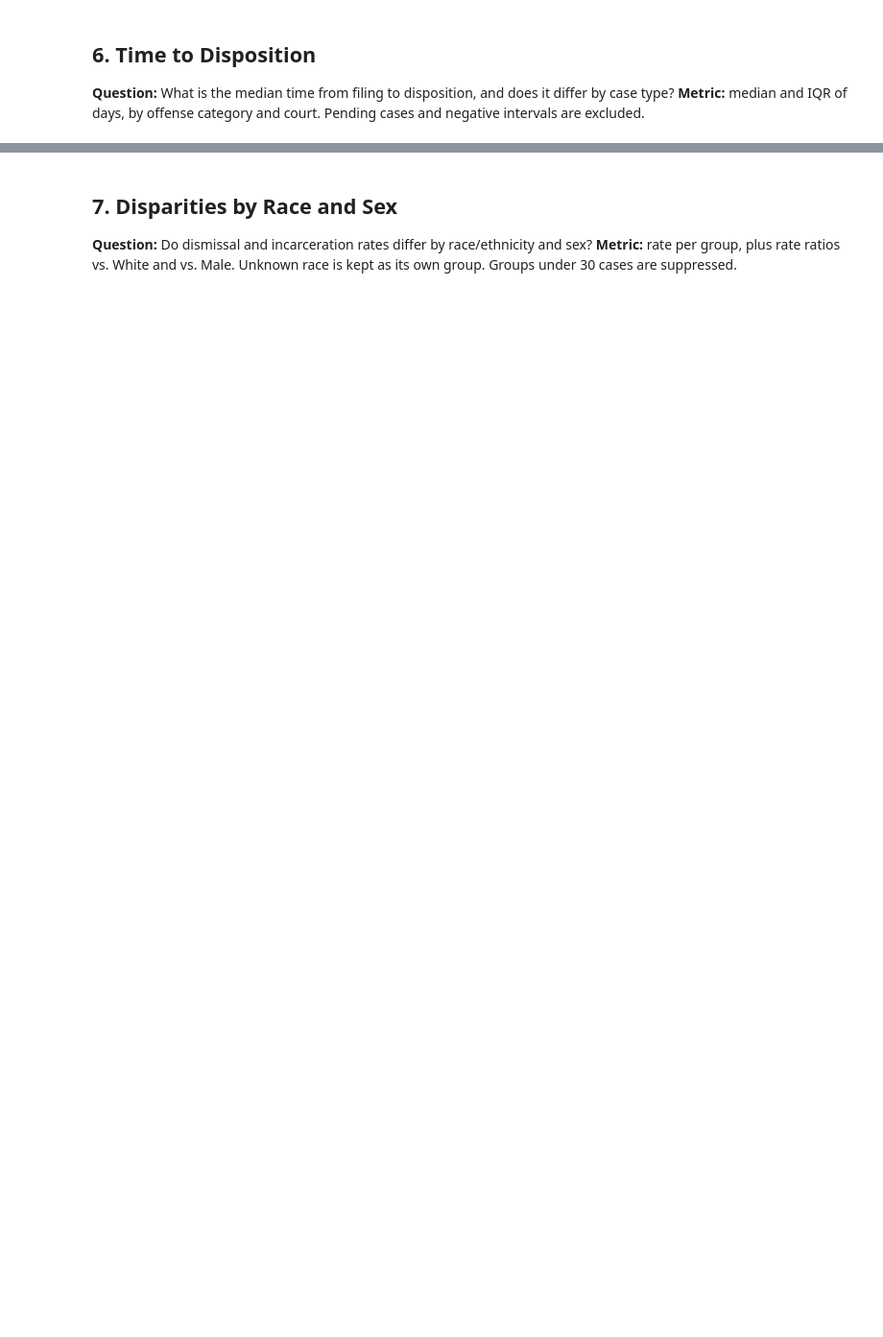
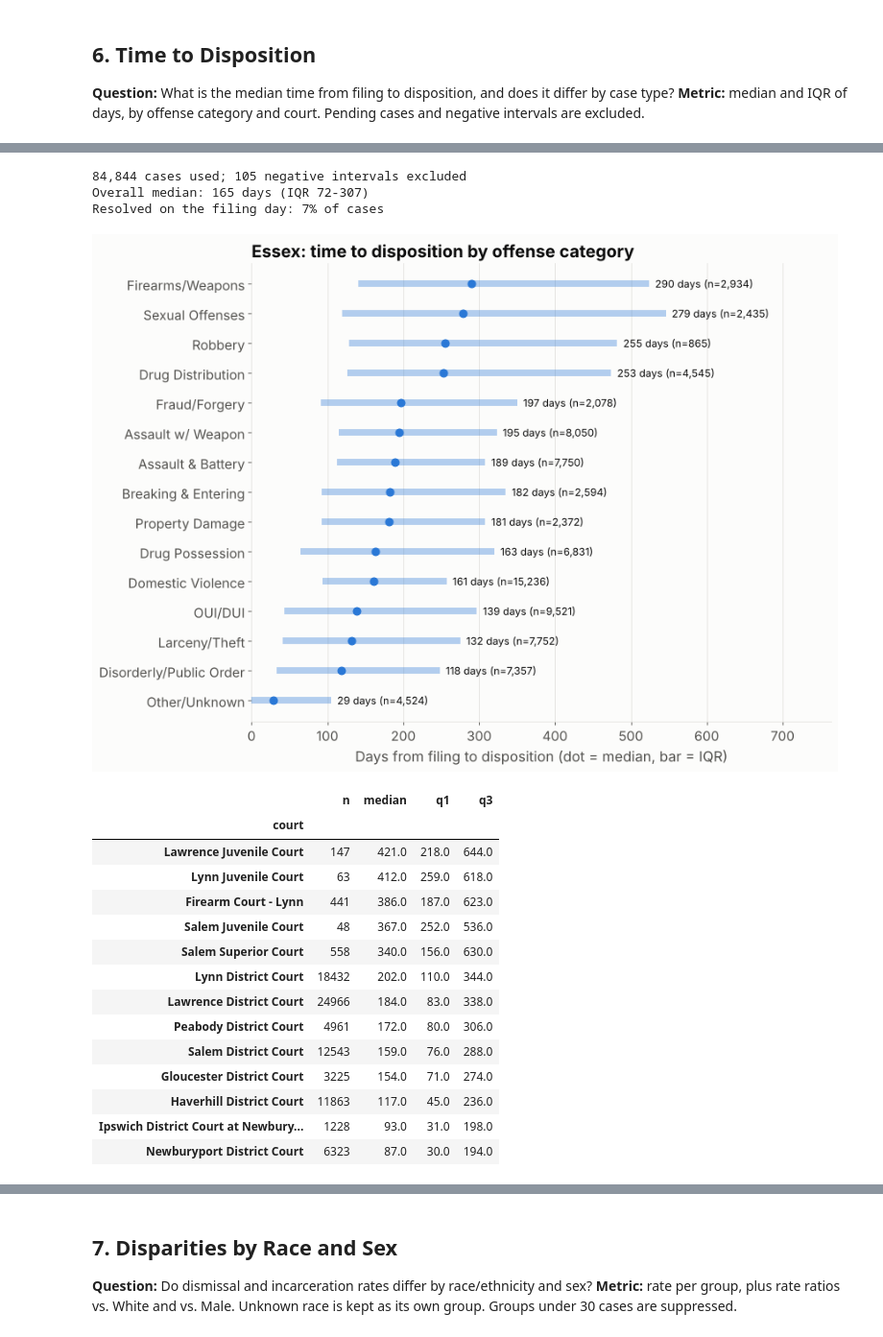
Before and after one commit to BU-Spark/ds-prosecutor-explorer, a Jupyter notebook: fa26/essex_hampden_eda/essex_analysis.ipynb, the cells around one changed output, grey strips where cells are left out. Shown at 96% size. Drawn from its saved outputs; the diff is of its cells as text; code cells hidden in the pictures; blank space fills up the shorter version.

```diff
--- a/fa26/essex_hampden_eda/essex_analysis.ipynb
+++ b/fa26/essex_hampden_eda/essex_analysis.ipynb
@@ -392,0 +397,28 @@ Disposed cases 2017-2024: 84,949 (0 pending excluded)
+# %%
+LOOKBACK_YEARS = 3
+PERSON_ID_LINKS_CASES = True   # Id Prsn Mstr is a person ID shared across cases
+
+# Prior record: cases for the same person filed in the 3 years before (county_charts.prior_record_3yr).
+# Uses all filed cases (any year) so cases early in the window still see prior history.
+if PERSON_ID_LINKS_CASES:
+    hist = filed.groupby("case_key").agg(person=("defendant_id", "first"), filing_date=("filing_date", "min"))
+    prior = cc.prior_record_3yr(hist, LOOKBACK_YEARS)
+else:
+    prior = pd.Series(dtype=str)
+
+std = pd.DataFrame({
+    "case_key": cases["case_key"],
+    "year": cases["filing_year"].astype(int),
+    "outcome": cases["outcome"],
+    "offense": cases["offense_category"],
+    "court": cases["court"],
+    "race": cases["race"],
+    "sex": cases["sex"],
+    "days": (cases["disposition_date"] - cases["filing_date"]).dt.days,
+    "prior_record": cases["case_key"].map(prior).fillna("Unknown"),
+})
+std.loc[std["days"] < 0, "days"] = np.nan          # negative intervals excluded
+vol_series = filed_cases.groupby(filed_cases["filing_year"].astype(int)).size()
+
+print(f"std: {len(std):,} disposed cases | days known: {std['days'].notna().mean():.0%} "
+      f"| prior record known: {(std['prior_record'] != 'Unknown').mean():.0%}")
@@ -724,0 +653,33 @@ Resolved on the filing day: 7% of cases
+# %%
+d = std["days"].dropna()
+print(f"{len(d):,} cases used; {(cases['disposition_date'] - cases['filing_date']).dt.days.lt(0).sum():,} negative intervals excluded")
+print(f"Overall median: {d.median():.0f} days (IQR {d.quantile(.25):.0f}-{d.quantile(.75):.0f})")
+print(f"Resolved on the filing day: {(d == 0).mean():.0%} of cases")
+
+by_offense = cc.plot_time(std, "offense", "offense category", COUNTY, f"{FIG_DIR}/{COUNTY}_q6_time_by_offense.png")
+
+# Same measure by court and by filing year (tables only)
+by_court = cc.time_table(std, "court").sort_values("median", ascending=False)
+by_year = cc.time_table(std, "year")
+display(by_court)
+by_year
+# %% [output]
+84,844 cases used; 105 negative intervals excluded
+Overall median: 165 days (IQR 72-307)
+Resolved on the filing day: 7% of cases
+[figure, added]
+|  | n | median | q1 | q3 |
+| court |  |  |  |  |
+| Lawrence Juvenile Court | 147 | 421.0 | 218.0 | 644.0 |
+| Lynn Juvenile Court | 63 | 412.0 | 259.0 | 618.0 |
+| Firearm Court - Lynn | 441 | 386.0 | 187.0 | 623.0 |
+| Salem Juvenile Court | 48 | 367.0 | 252.0 | 536.0 |
+| Salem Superior Court | 558 | 340.0 | 156.0 | 630.0 |
+| Lynn District Court | 18432 | 202.0 | 110.0 | 344.0 |
+| Lawrence District Court | 24966 | 184.0 | 83.0 | 338.0 |
+| Peabody District Court | 4961 | 172.0 | 80.0 | 306.0 |
+| Salem District Court | 12543 | 159.0 | 76.0 | 288.0 |
+| Gloucester District Court | 3225 | 154.0 | 71.0 | 274.0 |
+| Haverhill District Court | 11863 | 117.0 | 45.0 | 236.0 |
+| Ipswich District Court at Newbury... | 1228 | 93.0 | 31.0 | 198.0 |
+| Newburyport District Court | 6323 | 87.0 | 30.0 | 194.0 |
```
Also changed, not shown: parts of 26 cells of this notebook, 4 other files.
